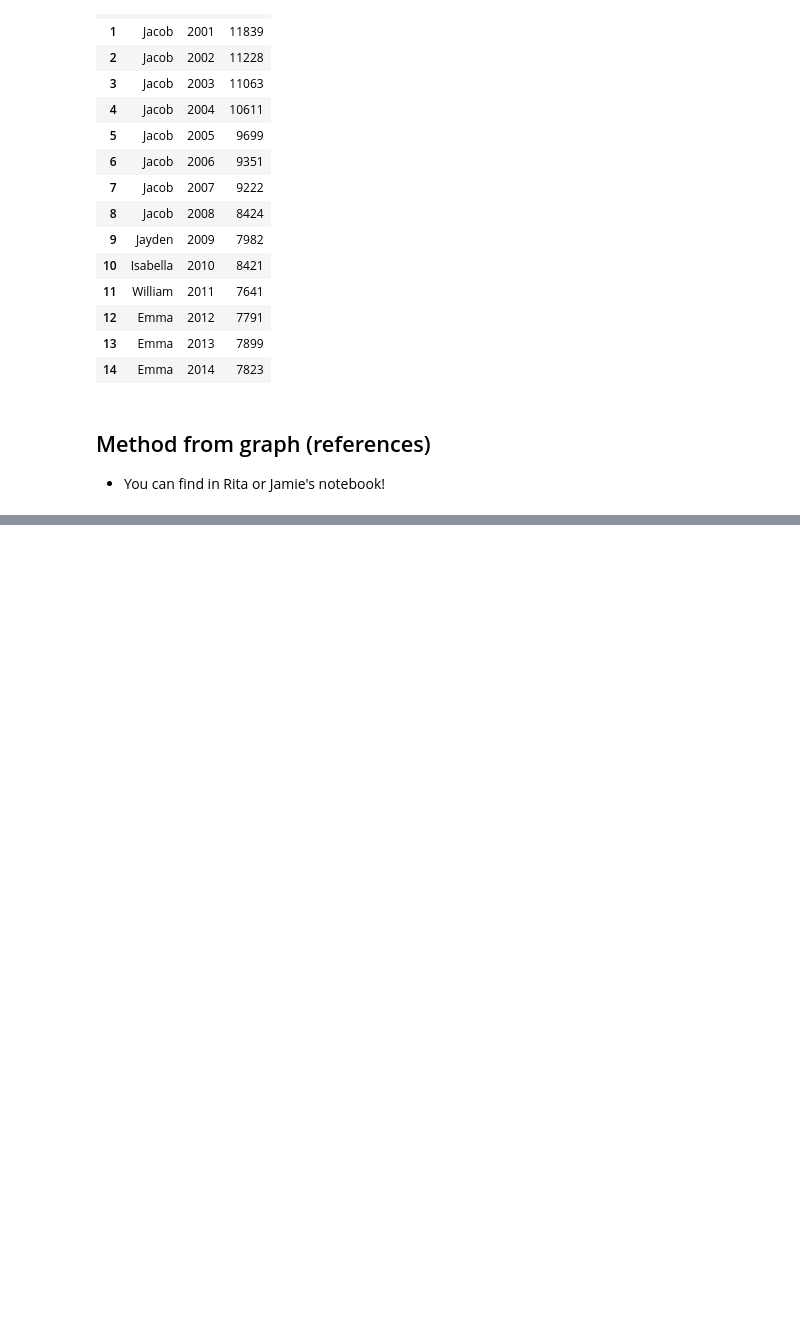
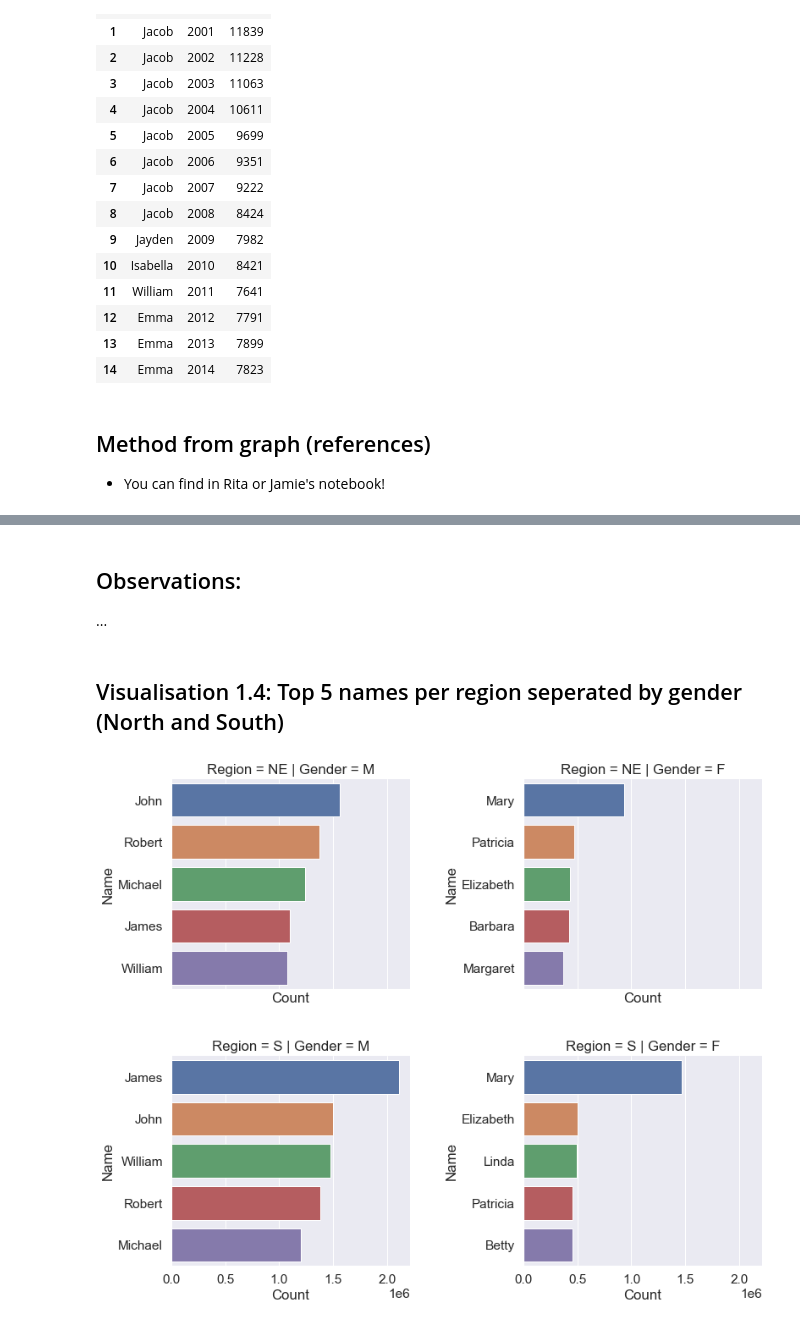
Before and after one commit to data301-2020-winter2/course-project-group_1039, a Jupyter notebook: analysis/submitted/analysis.ipynb, the cells around one changed output, grey strips where cells are left out. Drawn from its saved outputs; the diff is of its cells as text; code cells hidden in the pictures; blank space fills up the shorter version.

```diff
--- a/analysis/submitted/analysis.ipynb
+++ b/analysis/submitted/analysis.ipynb
@@ -228,0 +370,33 @@ get_top_in_interval(s_df, begin=2000, stop=2014)
+# %% [markdown]
+## Observations:
+...
+# %% [markdown]
+## Visualisation 1.4: Top 5 names per region seperated by gender (North and South)
+# %%
+sns.set_theme(style="darkgrid", font_scale=1.4)
+fig,ax= plt.subplots(2,2, figsize=(12,10), sharex=True)
+
+data_list = [[top5_male_n,top5_female_n],[top5_male_s,top5_female_s]]
+def draw_gender_plot(axes, data_list, result_axes=None):
+    if result_axes is None:
+        result_axes = list()
+    for i in range(2):
+        for j in range(2):
+            data = data_list[i][j]
+            ax_ij = sns.barplot(x="Count",
+                          y="Name",
+                          data=data,
+                          ax=ax[i][j]
+                         )
+            region, gender =data["Region"][0], data["Gender"][0]
+            ax_ij.set_title(f"Region = {region} | Gender = {gender}")
+            result_axes.append(ax_ij)
+
+    return result_axes
+
+ax = draw_gender_plot(ax, data_list)
+sns.despine()
+fig.tight_layout(pad=2.5)
+plt.show()
+# %% [output]
+[figure, added]
```
Also changed, not shown: parts of 18 cells of this notebook.
